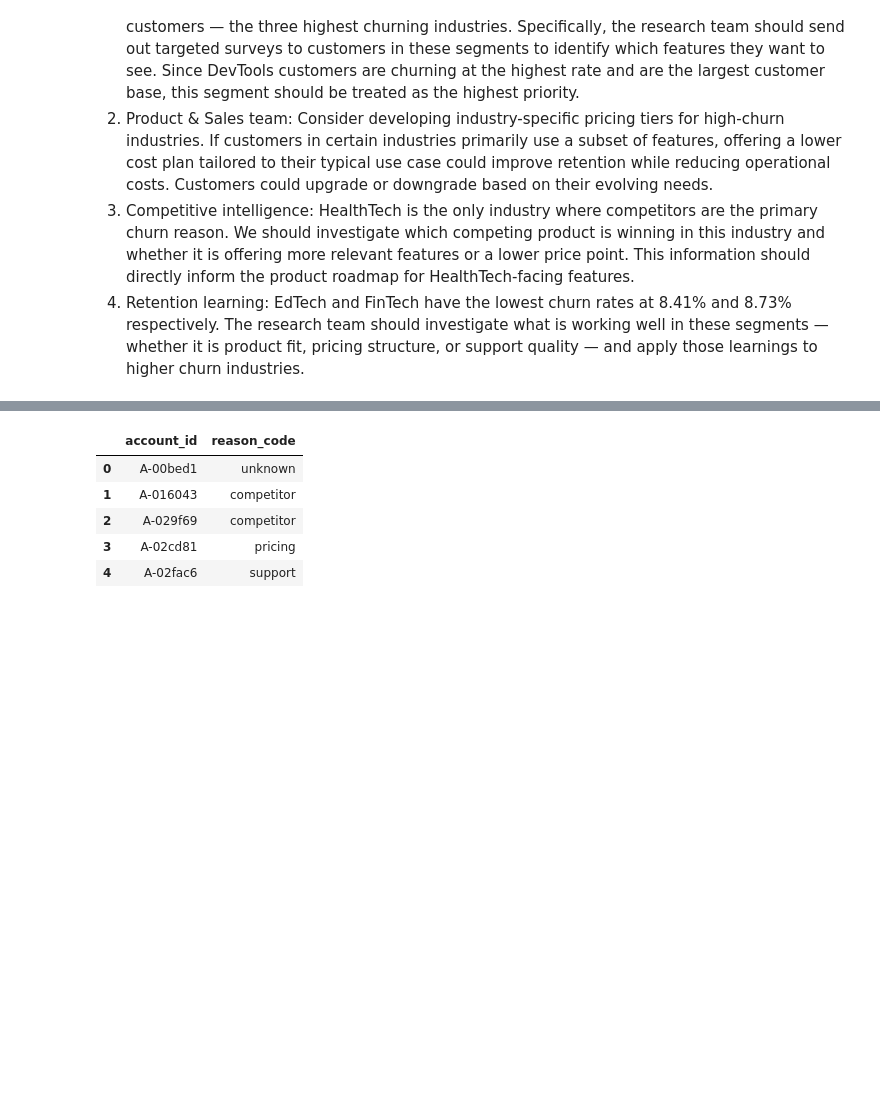
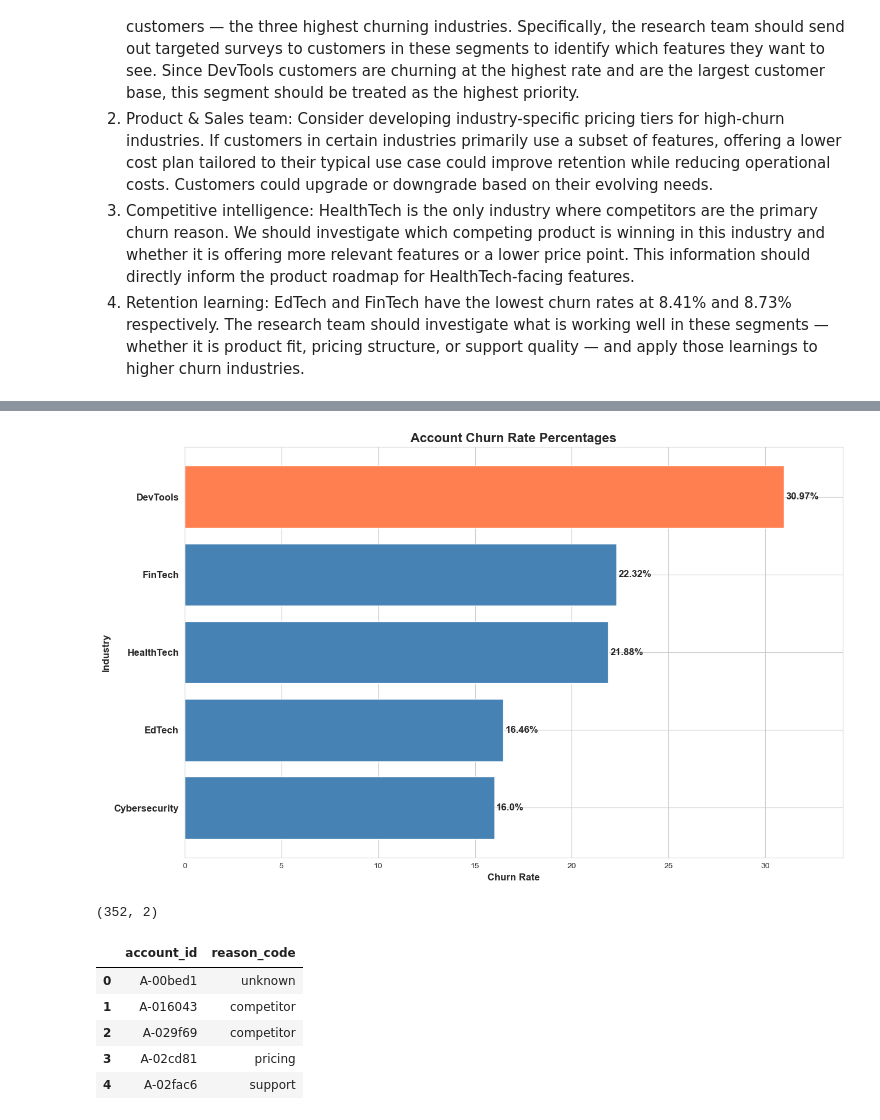
Before and after one commit to christianrm0821/saas-churn-analysis, a Jupyter notebook: saas_case_study/saas_case_study.ipynb, the cells around one changed output, grey strips where cells are left out. Drawn from its saved outputs; the diff is of its cells as text; code cells hidden in the pictures; blank space fills up the shorter version.

```diff
--- a/saas_case_study/saas_case_study.ipynb
+++ b/saas_case_study/saas_case_study.ipynb
@@ -347,0 +405,4 @@ churn_reason.shape
+# %%
+#get the total number of accounts by industry
+total_accounts_by_industry = account.groupby('industry')['account_id'].agg(total = 'count')
+print(total_accounts_by_industry)
@@ -347,0 +417,11 @@ churn_reason.shape
+# %%
+#create a dataframe with the total, churned, and churn rate of accounts by industry
+account_churn_by_industry = pd.DataFrame({
+    'total': total_accounts_by_industry['total'],
+    'churned': churned_accounts_by_industry['total'],
+    'churn rate': ((churned_accounts_by_industry['total']/total_accounts_by_industry['total']).round(4))*100
+})
+
+#sort values
+account_churn_by_industry = account_churn_by_industry.sort_values('churn rate')
+print(account_churn_by_industry)
@@ -348,3 +436,37 @@ churn_reason.shape
+# %%
+#create a horizontal bar chart
+fig, ax =  plt.subplots(figsize = (13,8))
+
+#make devtools a different color since it has highest churn rate
+colors = ['coral' if (i == 'DevTools') else 'steelblue' for i in account_churn_by_industry.index]
+
+#making graph clearer
+ax.barh(account_churn_by_industry.index,account_churn_by_industry['churn rate'], color = colors)
+ax.set_title('Account Churn Rate Percentages', fontsize = 16,fontweight = 'bold')
+ax.set_xlim((0,34))
+ax.set_xlabel('Churn Rate', fontsize = 12,fontweight = 'bold')
+ax.set_ylabel('Industry', fontsize = 12, fontweight = 'bold')
+
+#adding percents to chart
+for i,rate in enumerate(account_churn_by_industry['churn rate']):
+    rate =  round(rate, 4)
+    ax.text(rate +.1, i, f'{rate}%', verticalalignment = 'center', fontsize = 12, fontweight = 'bold')
+
+#making labels more visible
+for label in ax.get_yticklabels():
+    label.set_fontweight('bold')
+    label.set_fontsize(12)
+
+plt.tight_layout()
+plt.show()
+# %% [output]
+[figure, added]
+# %%
+#get the most common reason code and group with account since one account can  have multiple subscriptions and hence multiple reason codes
+churn_reason = churn.groupby('account_id')['reason_code'].agg(lambda x: x.mode()[0]).reset_index()
+churn_reason.shape
+# %% [output]
+(352, 2)
 # %%
 churn_reason.head()
 # %% [output]
```
Also changed, not shown: parts of 38 cells of this notebook.
